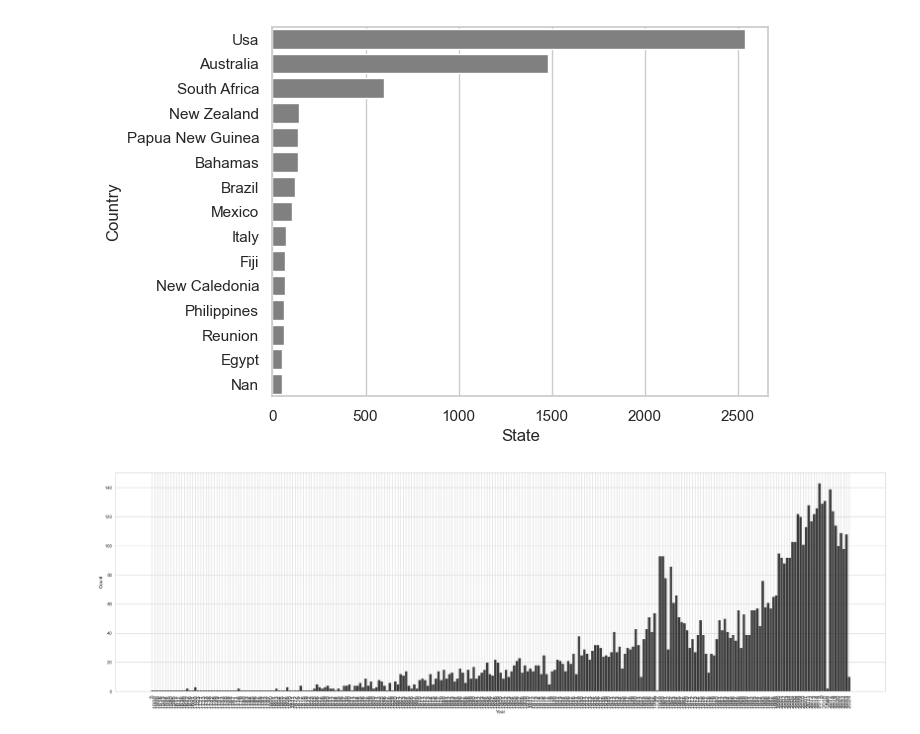
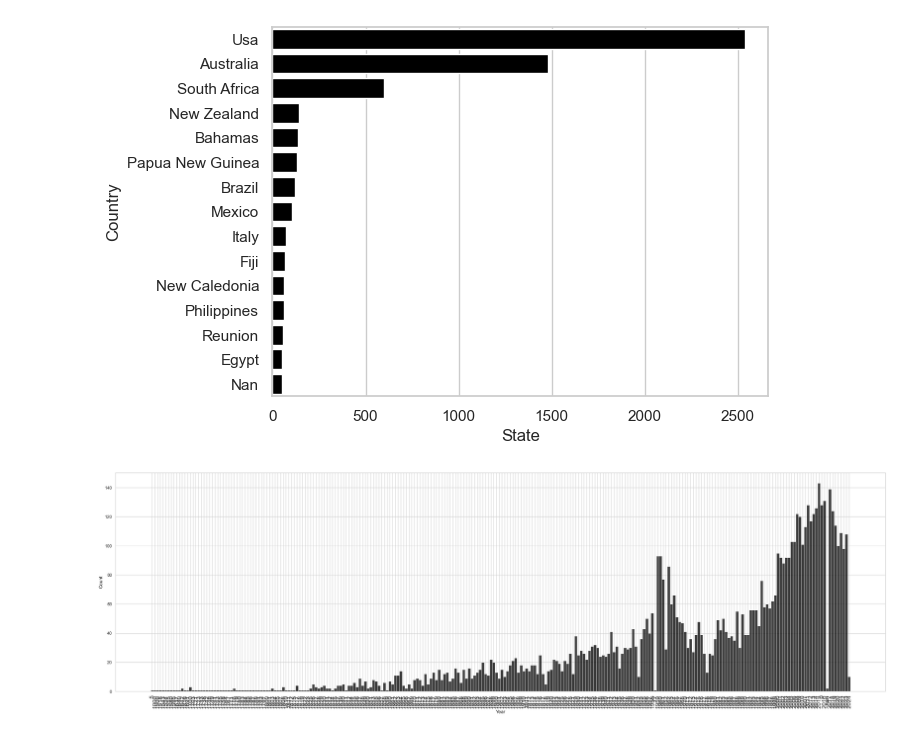
Before and after one commit to Papa-Yaga/quest_2, a Jupyter notebook: Quest_2_Shark_Analysis.ipynb, the cells around one changed output. Cells and saved outputs as stored; diff of their text form; code cells hidden in the pictures.

```diff
--- a/Quest_2_Shark_Analysis.ipynb
+++ b/Quest_2_Shark_Analysis.ipynb
@@ -94,4 +94,11 @@ def clean_ctr(ctr):
         ctr = "Sri Lanka"
     return ctr
 
-sharks_df.columns = pd.Series(sharks_df.columns).apply(clean_cols)
+def extract_m(m):
+    """
+
+    """
+    m = m.map(lambda x: re.findall("-..-",str(x))[0].replace("-","") if len(str(x))>4 else x)
+    months = ["Jan","Feb","Mar","Apr","May","Jun","Jul","Aug","Sep","Oct","Nov","Dec"]
+    m_num2 = {"0"+str(x+1):months[x] for x in range(12)}
+    return m.map(m_num2)
@@ -98,7 +224,10 @@ sharks_df.columns = pd.Series(sharks_df.columns).apply(clean_cols)
 # %%
+sharks_df.columns = pd.Series(sharks_df.columns).apply(clean_cols)
 sharks_df["Date"] = sharks_df["Date"].apply(lambda x: clean_date(x))
 # sharks_df["Year"] = sharks_df["Date"].apply(lambda x: re.findall("[0-9]{4}", x)[0] if x else x)
 sharks_df["Year"] = sharks_df["Year"].apply(lambda x: str(x).replace(".0",""))
+sharks_df["Months"] = sharks_df["Date"]
+sharks_df["Months"] = extract_m(sharks_df["Months"])
 sharks_df["Date"] = pd.to_datetime(sharks_df["Date"],format="mixed", errors="coerce")
 sharks_df.set_index(["Date"], inplace=True, drop=True)
 # %%
@@ -106,21 +235,21 @@ sharks_df["Type"] = clean_type(sharks_df["Type"])
 sharks_df["Country"] = sharks_df["Country"].apply(clean_ctr)
 sharks_df["State"] = sharks_df["State"].apply(clean_ctr)
 # %%
-sharks_rdx = sharks_df[["Year","Type","Country","State","Location","Activity","Name","Sex","Age","Injury","Species","Source"]]
+sharks_rdx = sharks_df[["Year","Type","Country","State","Location","Activity","Name","Sex","Age","Injury","Time","Species","Months"]]
 sharks_rdx.dropna(thresh=7, inplace=True)
 sharks_rdx.sort_index(ascending=False, inplace=True)
 sharks_rdx.drop_duplicates(inplace=True)
 # %%
 state_amount = sharks_rdx.groupby(["Country"])["State"].size().sort_values().tail(15)
 state_amount_x = sharks_rdx["Country"].value_counts().sort_values().tail(15)
 
 sns.set_theme(style="whitegrid")
-sns.barplot(x=state_amount, y=state_amount_x.index,color="gray").invert_yaxis()
+sns.barplot(x=state_amount, y=state_amount_x.index,color="black").invert_yaxis()
 # %% [output]
-[figure, old version]
+[figure, new version]
 # %%
 plt.figure(figsize=(35, 10))
 plt.xticks(size = 15, rotation = 90)
 sns.histplot(sharks_rdx["Year"], color="black").invert_xaxis()
 # %% [output]
-[figure, old version]
+[figure, new version]
```
Also changed, not shown: parts of 14 cells of this notebook.
